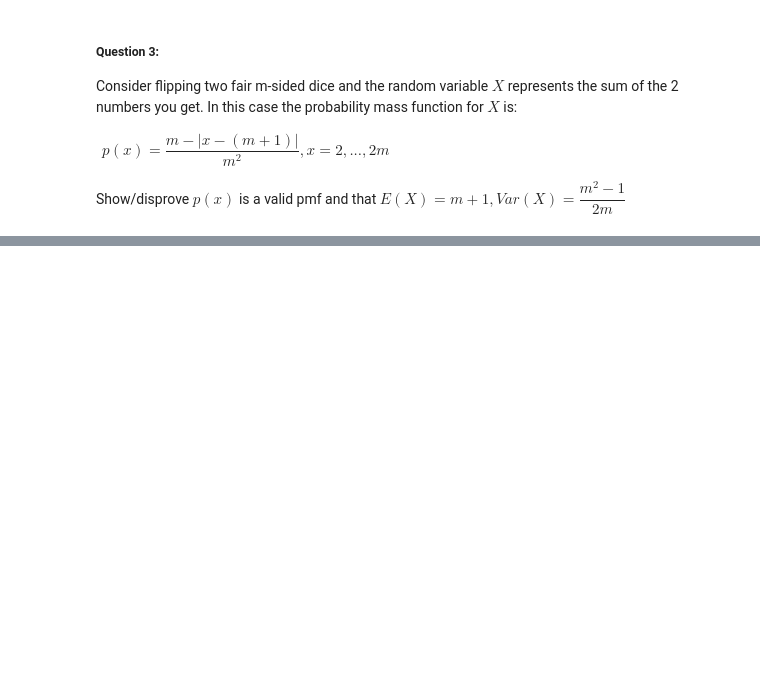
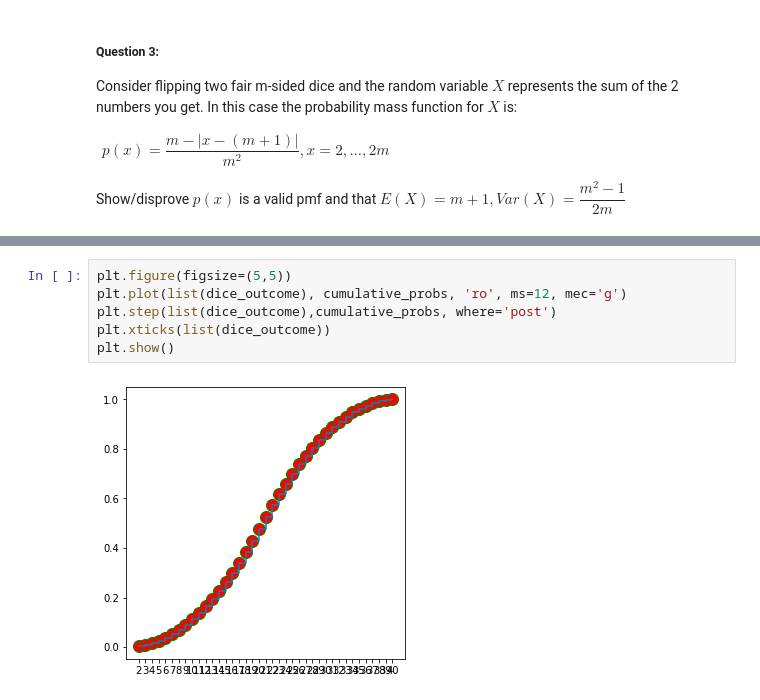
Before and after one commit to cullinap/dev, a Jupyter notebook: stevens/probability/HW1.ipynb, the cells around one changed output, grey strips where cells are left out. Drawn from its saved outputs; the diff is of its cells as text; blank space fills up the shorter version.

```diff
--- a/stevens/probability/HW1.ipynb
+++ b/stevens/probability/HW1.ipynb
@@ -321,0 +433,8 @@ std = np.sqrt(variance); std
+# %%
+plt.figure(figsize=(5,5))
+plt.plot(list(dice_outcome), cumulative_probs, 'ro', ms=12, mec='g')
+plt.step(list(dice_outcome),cumulative_probs, where='post')
+plt.xticks(list(dice_outcome))
+plt.show()
+# %% [output]
+[figure, added]
```
Also changed, not shown: parts of 20 cells of this notebook.
